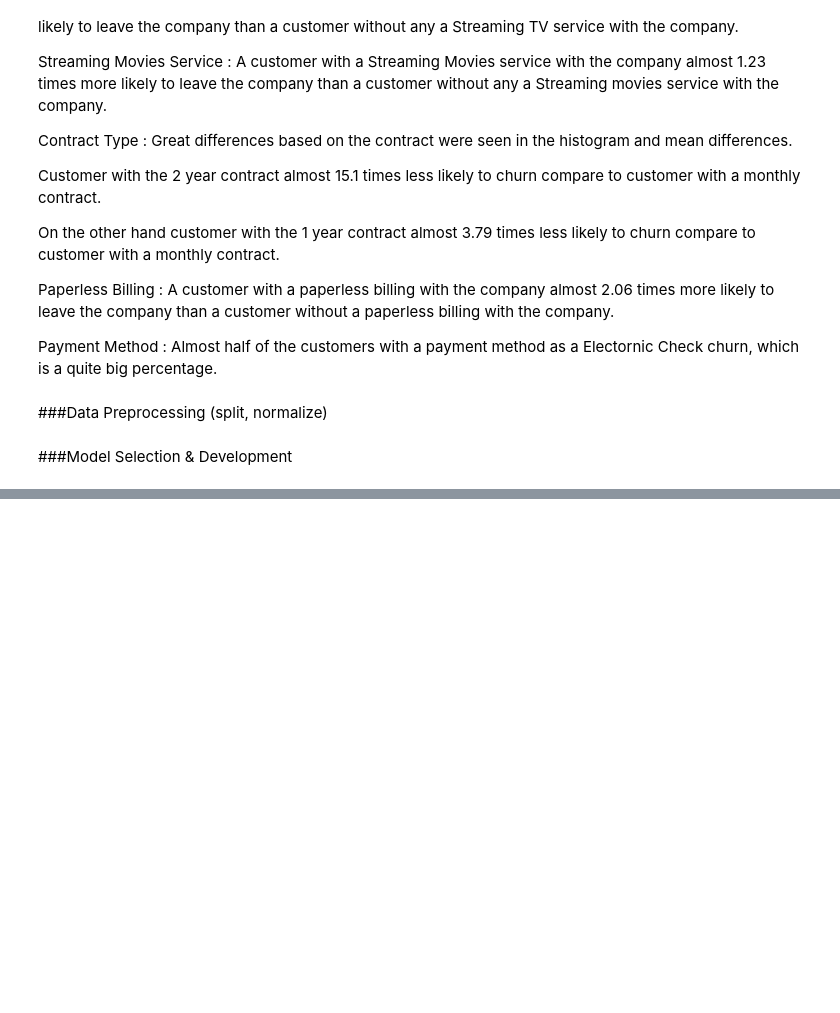
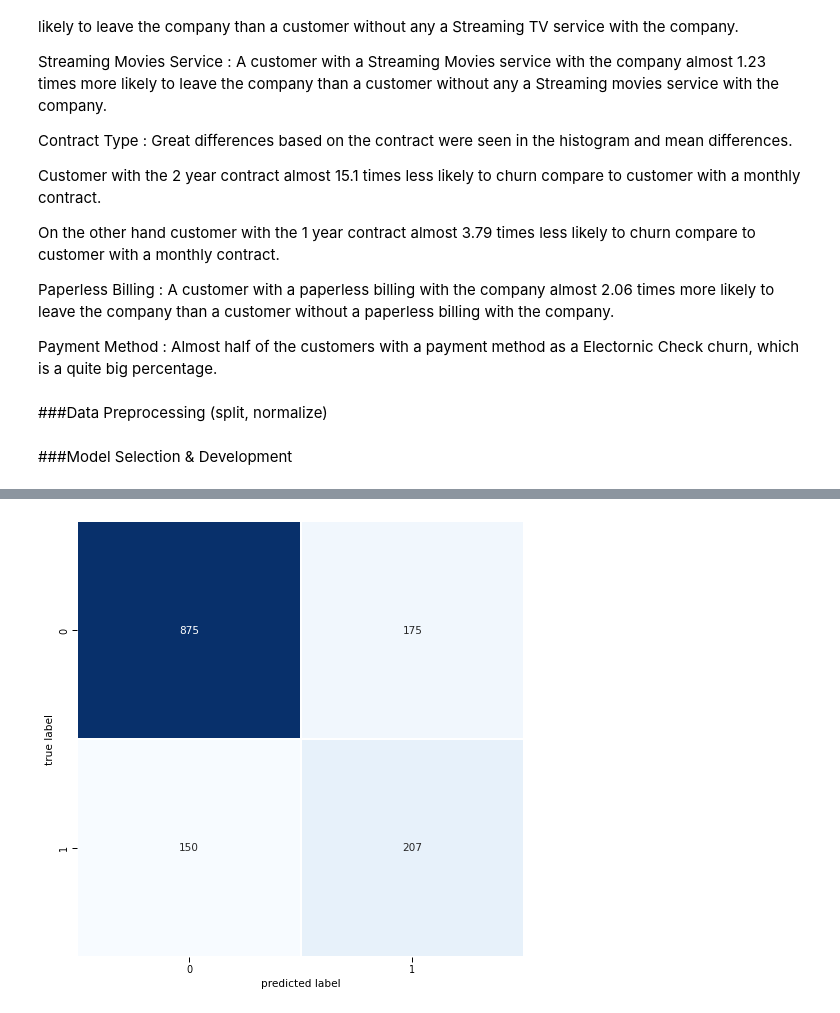
Before and after one commit to ShawnLiu119/Telco-Customer-Churn-Prediction, a Jupyter notebook: churn_pred.ipynb, the cells around one changed output, grey strips where cells are left out. Cells and saved outputs as stored; diff of their text form; code cells hidden in the pictures; blank space fills up the shorter version.

```diff
--- a/churn_pred.ipynb
+++ b/churn_pred.ipynb
@@ -379,0 +814,36 @@ print("Decision Tree accuracy is :",accuracy_dt)
+# %%
+#experiment scale_pos_weight
+
+cb1 = CatBoostClassifier(
+    rsm = 0.9,
+    min_data_in_leaf = 1,
+    learning_rate =0.05,
+    l2_leaf_reg = 0,
+    iterations = 200,
+    depth =  9
+)
+
+
+cb2 = CatBoostClassifier(
+    rsm = 0.9,
+    min_data_in_leaf = 1,
+    learning_rate =0.05,
+    l2_leaf_reg = 0,
+    iterations = 200,
+    depth =  9,
+    scale_pos_weight= 3
+)
+
+
+cb3 = CatBoostClassifier(
+    rsm = 0.9,
+    min_data_in_leaf = 1,
+    learning_rate =0.05,
+    l2_leaf_reg = 0,
+    iterations = 200,
+    depth =  9,
+    scale_pos_weight= 5
+)
+# %%
+cb1.fit(x_train_smote, y_train_smote)
+pred_cb1 = cb1.predict(x_test)
@@ -379,0 +886,4 @@ print("Decision Tree accuracy is :",accuracy_dt)
+# %%
+plot_confusion_matrix(y_test, pred_cb1)
+# %% [output]
+[figure, added]
```
Also changed, not shown: parts of 57 cells of this notebook.
